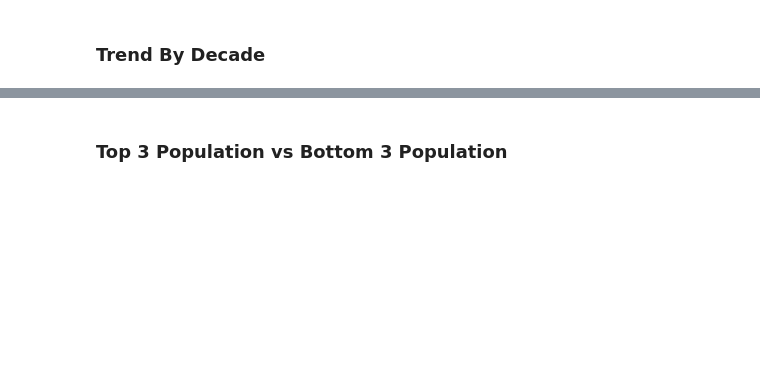
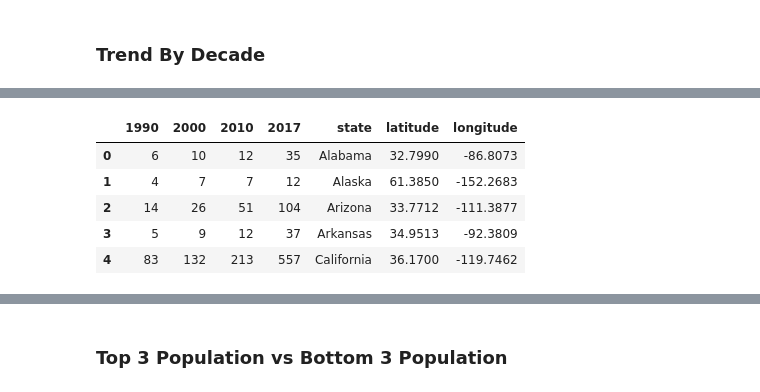
Before and after one commit to ashpon-zz/DoctorsofData, a Jupyter notebook: Final.ipynb, the cells around one changed output, grey strips where cells are left out. Cells and saved outputs as stored; diff of their text form; code cells hidden in the pictures; blank space fills up the shorter version.

```diff
--- a/Final.ipynb
+++ b/Final.ipynb
@@ -395,0 +303,40 @@ options:
+# %%
+df_90 = df_NCMEC.loc[df_NCMEC['missing_year'] < 1990].groupby('missing_state').count()['name']
+df_00 = df_NCMEC.loc[df_NCMEC['missing_year'] < 2000].groupby('missing_state').count()['name']
+df_10 = df_NCMEC.loc[df_NCMEC['missing_year'] < 2010].groupby('missing_state').count()['name']
+df_17 = df_NCMEC.groupby('missing_state').count()['name']
+
+df_decades = pd.DataFrame(columns = ['1990','2000','2010','2017'],index = states_hash)
+
+for i in range(len([df_90, df_00, df_10, df_17])):
+    for state in list(df_decades.index):
+        try:
+            df_decades.set_value(state,'1990',df_90[state])
+        except:
+            pass
+        try:
+            df_decades.set_value(state,'2000',df_00[state])
+        except:
+            pass
+        try:
+            df_decades.set_value(state,'2010',df_10[state])
+        except:
+            pass
+        try:
+            df_decades.set_value(state,'2017',df_17[state])
+        except:
+            pass
+df_decades = df_decades.fillna(0)
+
+df_coord = pd.DataFrame(states_loc)
+df_coord.sort_values(['state'], ascending = True)
+df_decades['state'] = list(df_decades.index)
+df_decades = df_decades.merge(df_coord,on='state')
+df_decades.head()
+# %% [output]
+|  | 1990 | 2000 | 2010 | 2017 | state | latitude | longitude |
+| 0 | 6 | 10 | 12 | 35 | Alabama | 32.7990 | -86.8073 |
+| 1 | 4 | 7 | 7 | 12 | Alaska | 61.3850 | -152.2683 |
+| 2 | 14 | 26 | 51 | 104 | Arizona | 33.7712 | -111.3877 |
+| 3 | 5 | 9 | 12 | 37 | Arkansas | 34.9513 | -92.3809 |
+| 4 | 83 | 132 | 213 | 557 | California | 36.1700 | -119.7462 |
```
Also changed, not shown: parts of 18 cells of this notebook, 29 other files.
